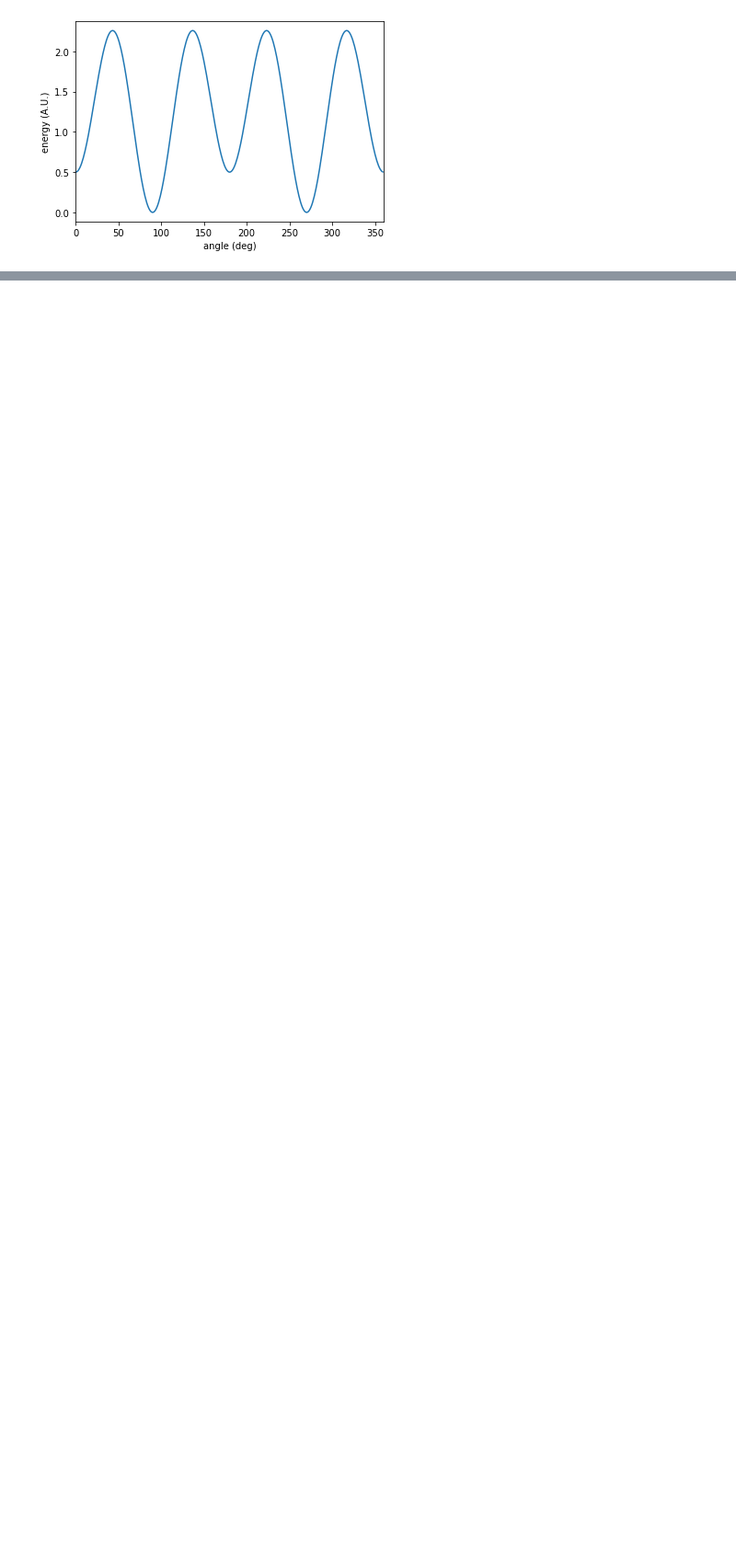
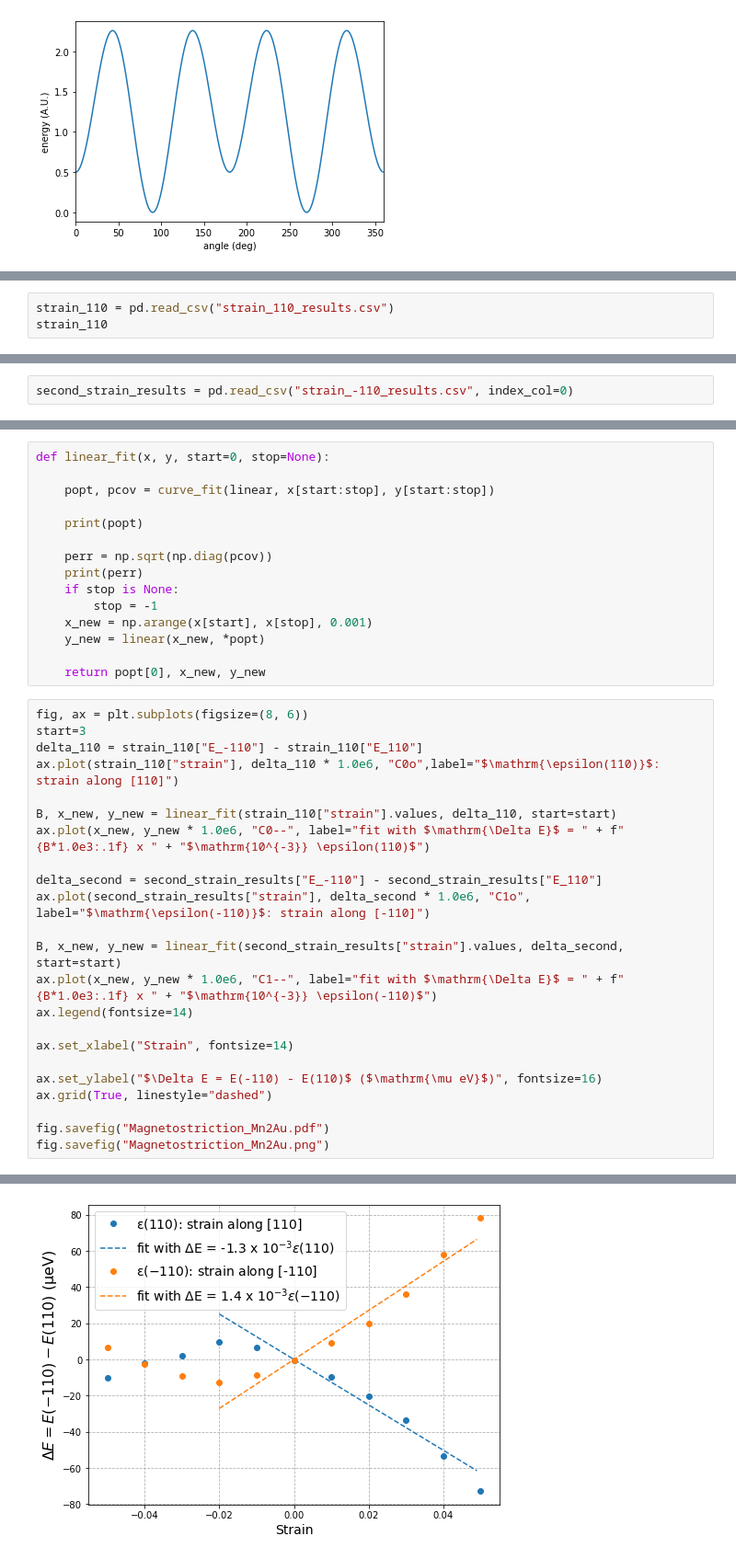
Before and after one commit to pgrigorev/Mn2Au_strain, a Jupyter notebook: Mn2Au strain assisted switching.ipynb, the cells around one changed output, grey strips where cells are left out. Shown at 92% size. Drawn from its saved outputs; the diff is of its cells as text; blank space fills up the shorter version.

```diff
--- a/Mn2Au strain assisted switching.ipynb
+++ b/Mn2Au strain assisted switching.ipynb
@@ -61,0 +78,3 @@ plt.show();
+# %%
+strain_110 = pd.read_csv("strain_110_results.csv")
+strain_110
@@ -61,0 +94,2 @@ plt.show();
+# %%
+second_strain_results = pd.read_csv("strain_-110_results.csv", index_col=0)
@@ -61,0 +111,39 @@ plt.show();
+# %%
+def linear_fit(x, y, start=0, stop=None):
+
+    popt, pcov = curve_fit(linear, x[start:stop], y[start:stop])
+
+    print(popt)
+
+    perr = np.sqrt(np.diag(pcov))
+    print(perr)
+    if stop is None:
+        stop = -1
+    x_new = np.arange(x[start], x[stop], 0.001)
+    y_new = linear(x_new, *popt)
+
+    return popt[0], x_new, y_new
+# %%
+fig, ax = plt.subplots(figsize=(8, 6))
+start=3
+delta_110 = strain_110["E_-110"] - strain_110["E_110"]
+ax.plot(strain_110["strain"], delta_110 * 1.0e6, "C0o",label="$\mathrm{\epsilon(110)}$: strain along [110]")
+
+B, x_new, y_new = linear_fit(strain_110["strain"].values, delta_110, start=start)
+ax.plot(x_new, y_new * 1.0e6, "C0--", label="fit with $\mathrm{\Delta E}$ = " + f"{B*1.0e3:.1f} x " + "$\mathrm{10^{-3}} \epsilon(110)$")
+
+delta_second = second_strain_results["E_-110"] - second_strain_results["E_110"]
+ax.plot(second_strain_results["strain"], delta_second * 1.0e6, "C1o", label="$\mathrm{\epsilon(-110)}$: strain along [-110]")
+
+B, x_new, y_new = linear_fit(second_strain_results["strain"].values, delta_second, start=start)
+ax.plot(x_new, y_new * 1.0e6, "C1--", label="fit with $\mathrm{\Delta E}$ = " + f"{B*1.0e3:.1f} x " + "$\mathrm{10^{-3}} \epsilon(-110)$")
+ax.legend(fontsize=14)
+
+ax.set_xlabel("Strain", fontsize=14)
+
+ax.set_ylabel("$\Delta E = E(-110) - E(110)$ ($\mathrm{\mu eV}$)", fontsize=16)
+ax.grid(True, linestyle="dashed")
+
+fig.savefig("Magnetostriction_Mn2Au.pdf")
+fig.savefig("Magnetostriction_Mn2Au.png")
+# %% [output]
@@ -61,0 +154 @@ plt.show();
+[figure, added]
```
Also changed, not shown: parts of 20 cells of this notebook.
